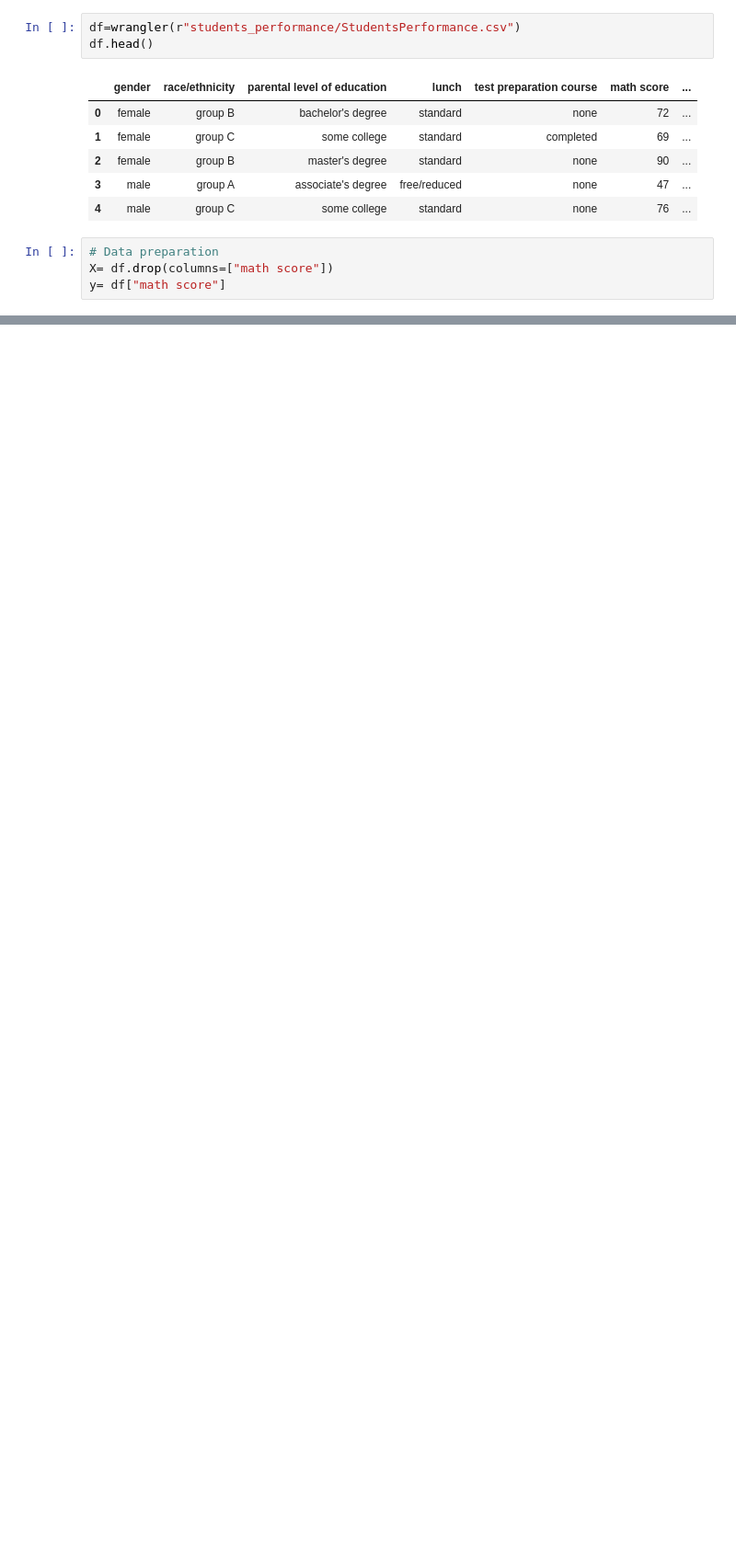
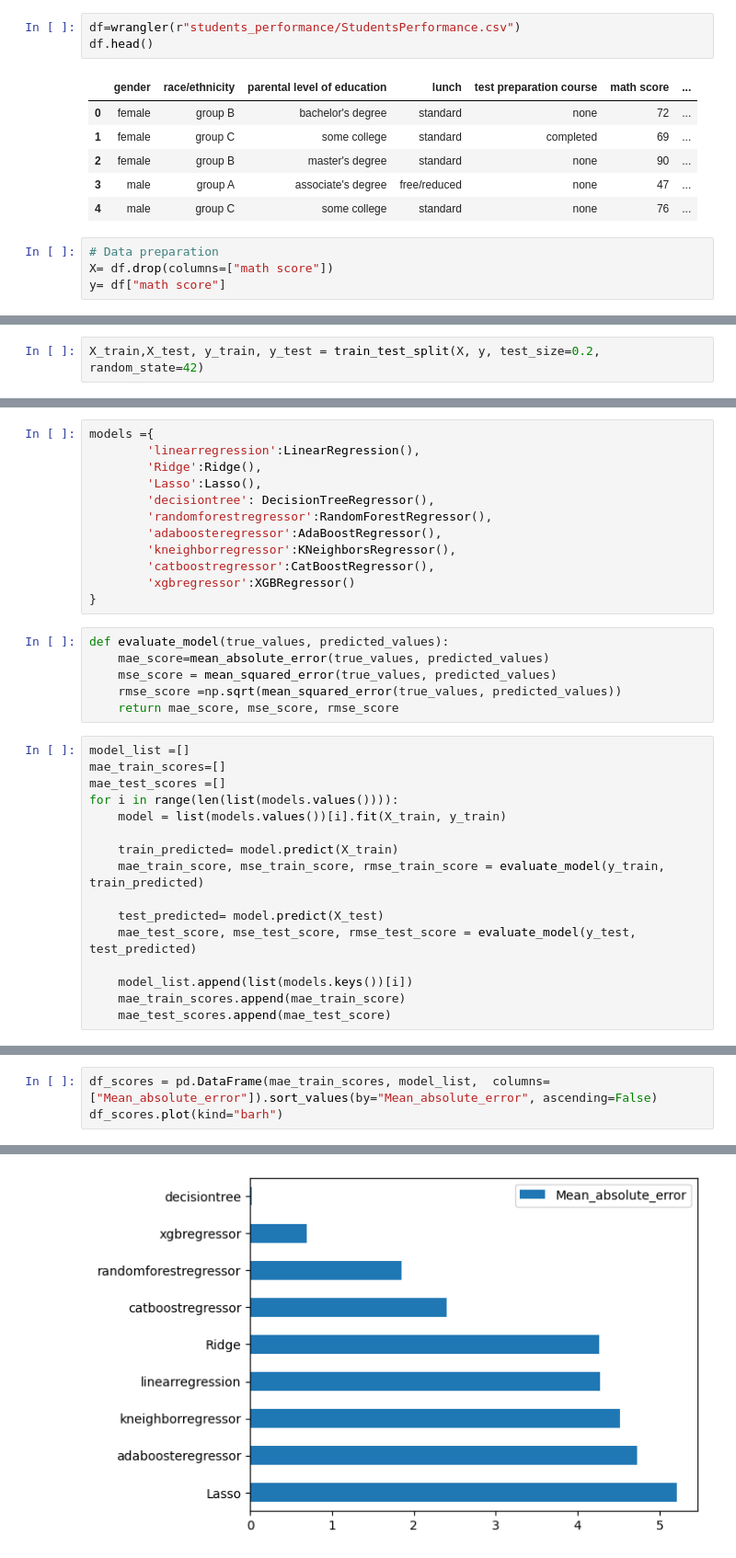
Before and after one commit to mbali094/ml_project, a Jupyter notebook: data/model_training.ipynb, the cells around one changed output, grey strips where cells are left out. Shown at 92% size. Cells and saved outputs as stored; diff of their text form; blank space fills up the shorter version.

Commit message:
model trainer

```diff
--- a/data/model_training.ipynb
+++ b/data/model_training.ipynb
@@ -52,0 +55,2 @@ Index(['reading score', 'writing score'], dtype='object')
+# %%
+X_train,X_test, y_train, y_test = train_test_split(X, y, test_size=0.2, random_state=42)
@@ -52,0 +61,34 @@ Index(['reading score', 'writing score'], dtype='object')
+# %%
+models ={
+        'linearregression':LinearRegression(),
+        'Ridge':Ridge(),
+        'Lasso':Lasso(),
+        'decisiontree': DecisionTreeRegressor(),
+        'randomforestregressor':RandomForestRegressor(),
+        'adaboosteregressor':AdaBoostRegressor(),
+        'kneighborregressor':KNeighborsRegressor(),
+        'catboostregressor':CatBoostRegressor(),
+        'xgbregressor':XGBRegressor()
+}
+# %%
+def evaluate_model(true_values, predicted_values):
+    mae_score=mean_absolute_error(true_values, predicted_values)
+    mse_score = mean_squared_error(true_values, predicted_values)
+    rmse_score =np.sqrt(mean_squared_error(true_values, predicted_values))
+    return mae_score, mse_score, rmse_score
+# %%
+model_list =[]
+mae_train_scores=[]
+mae_test_scores =[]
+for i in range(len(list(models.values()))):
+    model = list(models.values())[i].fit(X_train, y_train)
+
+    train_predicted= model.predict(X_train)
+    mae_train_score, mse_train_score, rmse_train_score = evaluate_model(y_train, train_predicted)
+
+    test_predicted= model.predict(X_test)
+    mae_test_score, mse_test_score, rmse_test_score = evaluate_model(y_test, test_predicted)
+
+    model_list.append(list(models.keys())[i])
+    mae_train_scores.append(mae_train_score)
+    mae_test_scores.append(mae_test_score)
@@ -52,0 +113,4 @@ Index(['reading score', 'writing score'], dtype='object')
+# %%
+df_scores = pd.DataFrame(mae_train_scores, model_list,  columns=["Mean_absolute_error"]).sort_values(by="Mean_absolute_error", ascending=False)
+df_scores.plot(kind="barh")
+# %% [output]
@@ -52,0 +118 @@ Index(['reading score', 'writing score'], dtype='object')
+[figure, added]
```
Also changed, not shown: parts of 9 cells of this notebook, 5 other files.
